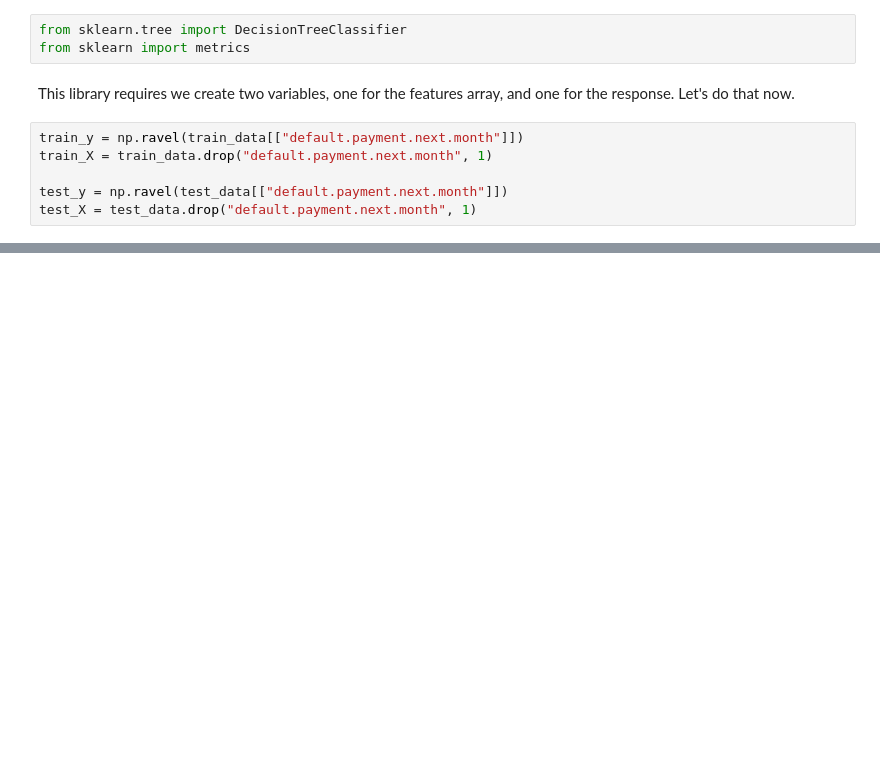
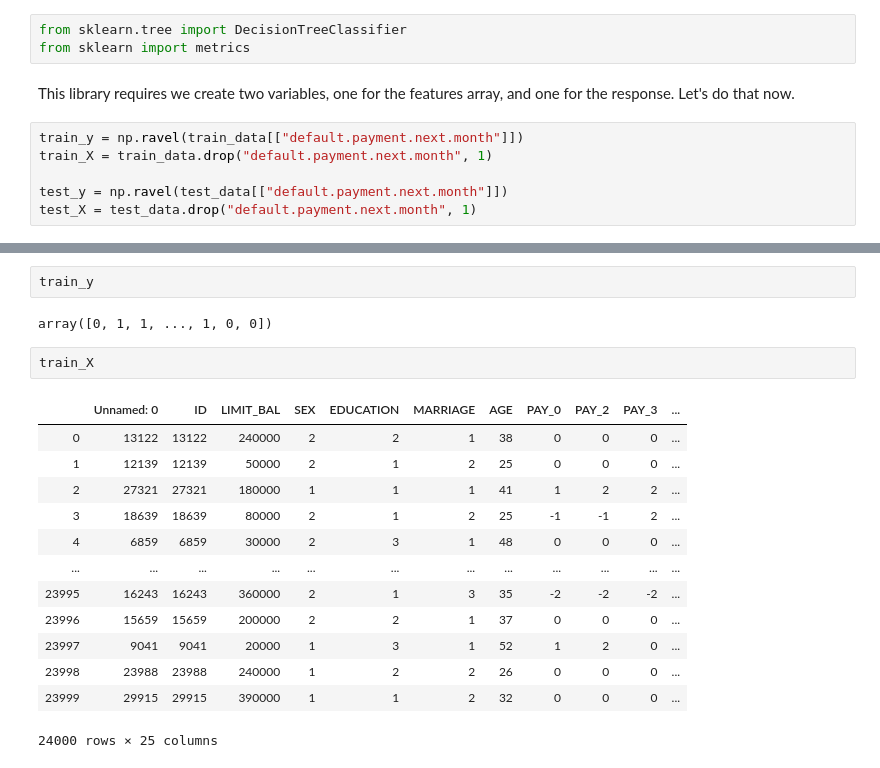
Before and after one commit to ra8000/Stat533Project, a Jupyter notebook: JonNotebook.ipynb, the cells around one changed output, grey strips where cells are left out. Saved outputs shown, nothing was run; the diff lists cells and outputs as text; blank space fills up the shorter version.

```diff
--- a/JonNotebook.ipynb
+++ b/JonNotebook.ipynb
@@ -109,0 +207,20 @@ print(plt.style.available)
+# %%
+train_y
+# %% [output]
+array([0, 1, 1, ..., 1, 0, 0])
+# %%
+train_X
+# %% [output]
+|  | Unnamed: 0 | ID | LIMIT_BAL | SEX | EDUCATION | MARRIAGE | AGE | PAY_0 | PAY_2 | PAY_3 | ... |
+| 0 | 13122 | 13122 | 240000 | 2 | 2 | 1 | 38 | 0 | 0 | 0 | ... |
+| 1 | 12139 | 12139 | 50000 | 2 | 1 | 2 | 25 | 0 | 0 | 0 | ... |
+| 2 | 27321 | 27321 | 180000 | 1 | 1 | 1 | 41 | 1 | 2 | 2 | ... |
+| 3 | 18639 | 18639 | 80000 | 2 | 1 | 2 | 25 | -1 | -1 | 2 | ... |
+| 4 | 6859 | 6859 | 30000 | 2 | 3 | 1 | 48 | 0 | 0 | 0 | ... |
+| ... | ... | ... | ... | ... | ... | ... | ... | ... | ... | ... | ... |
+| 23995 | 16243 | 16243 | 360000 | 2 | 1 | 3 | 35 | -2 | -2 | -2 | ... |
+| 23996 | 15659 | 15659 | 200000 | 2 | 2 | 1 | 37 | 0 | 0 | 0 | ... |
+| 23997 | 9041 | 9041 | 20000 | 1 | 3 | 1 | 52 | 1 | 2 | 0 | ... |
+| 23998 | 23988 | 23988 | 240000 | 1 | 2 | 2 | 26 | 0 | 0 | 0 | ... |
+| 23999 | 29915 | 29915 | 390000 | 1 | 1 | 2 | 32 | 0 | 0 | 0 | ... |
+24000 rows × 25 columns
```
Also changed, not shown: parts of 11 cells of this notebook.
